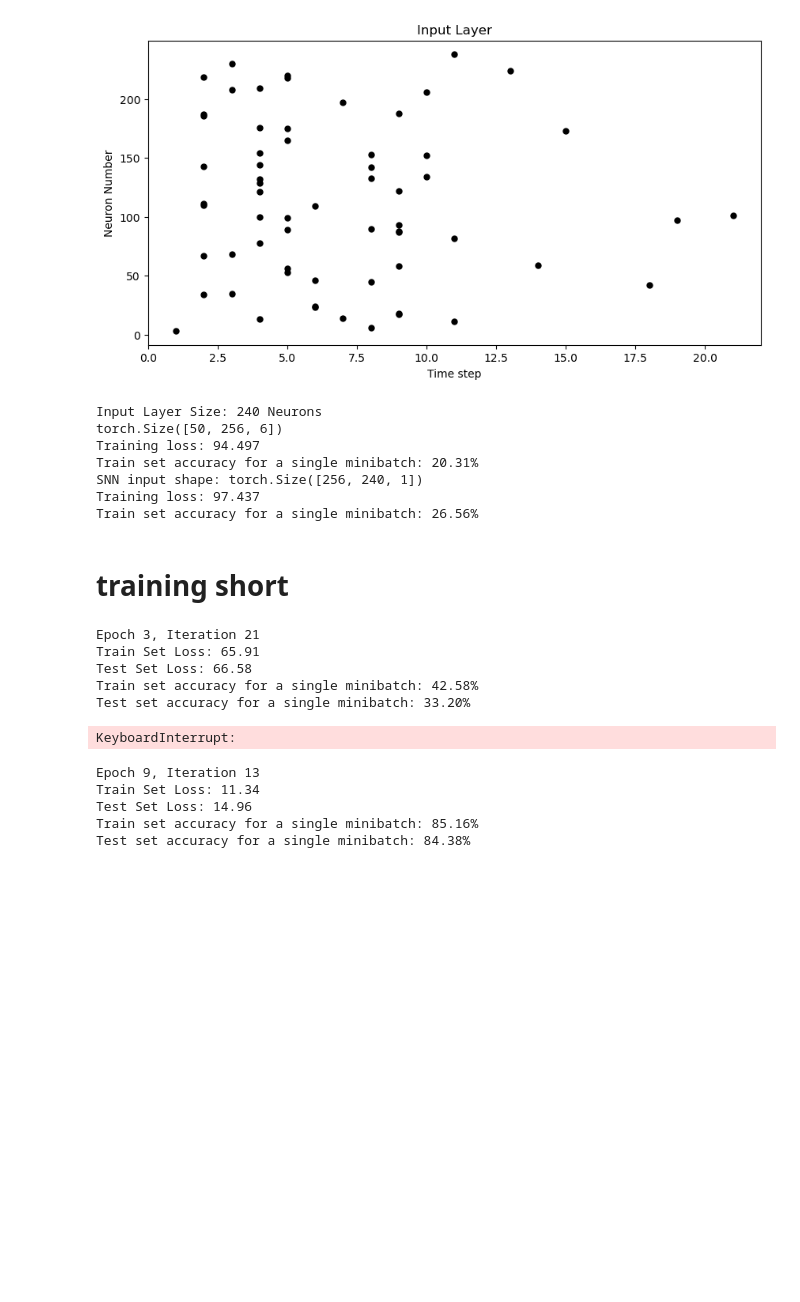
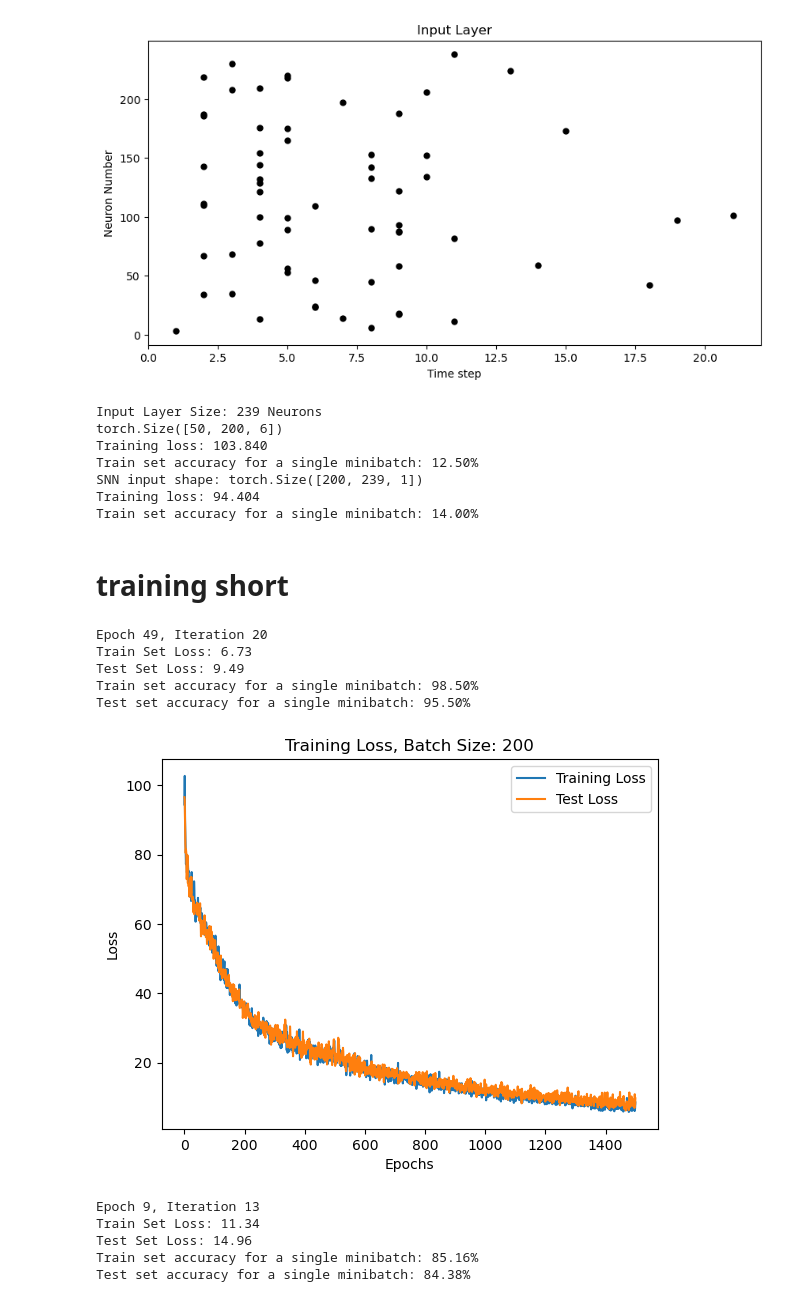
Before and after one commit to dennisripp/spiking_time_signature, a Jupyter notebook: snntorch.ipynb, the cells around one changed output. Cells and saved outputs as stored; diff of their text form; code cells hidden in the pictures; blank space fills up the shorter version.

```diff
--- a/snntorch.ipynb
+++ b/snntorch.ipynb
@@ -320,8 +278,8 @@ device = torch.device("cuda") if torch.cuda.is_available() else torch.device("cp
 
 spike_grad = surrogate.fast_sigmoid(slope=25)
 # Network Architecture
-num_features = 1  # onset_strength and BPM # pnly onset_strength # surrogate + onset
-num_inputs = num_features * fixed_timesteps
+onset_padding = 20
+num_inputs = num_features * fixed_timesteps - onset_padding
 print(f"Input Layer Size: {num_inputs} Neurons")
 num_hidden = 1000
 num_outputs = 6
@@ -441,18 +399,18 @@ print(f"Training loss: {loss_val.item():.3f}")
 
 print_batch_accuracy(data, targets, train=True)
 # %% [output]
-Input Layer Size: 240 Neurons
-torch.Size([50, 256, 6])
-Training loss: 94.497
-Train set accuracy for a single minibatch: 20.31%
-SNN input shape: torch.Size([256, 240, 1])
-Training loss: 97.437
-Train set accuracy for a single minibatch: 26.56%
+Input Layer Size: 239 Neurons
+torch.Size([50, 200, 6])
+Training loss: 103.840
+Train set accuracy for a single minibatch: 12.50%
+SNN input shape: torch.Size([200, 239, 1])
+Training loss: 94.404
+Train set accuracy for a single minibatch: 14.00%
 # %% [markdown]
 # training short
 # %%
 # train the network for 10 epochs then plot the loss
-num_epochs = 10
+num_epochs = 50
 loss_hist = []
 test_loss_hist = []
 counter = 0
@@ -497,39 +455,39 @@ for epoch in range(num_epochs):
         # Test set
         with torch.no_grad():
             net.eval()
             test_data, test_targets = next(iter(test_loader))
             test_data = test_data.to(device)
             test_targets = test_targets.to(device)
 
             # Test set forward pass
             test_spk, test_mem = net(test_data.view(batch_size, -1))
 
             # Test set loss
             test_loss = torch.zeros((1), dtype=dtype, device=device)
             for step in range(num_steps):
                 test_loss += loss(test_mem[step], test_targets)
             test_loss_hist.append(test_loss.item())
 
             # Print train/test loss/accuracy
             if counter % 10 == 0:
                 train_printer()
             counter += 1
             iter_counter +=1
 
 plt.title(f"Training Loss, Batch Size: {batch_size}")
 plt.plot(loss_hist, label="Training Loss")
 plt.plot(test_loss_hist, label="Test Loss")
 plt.xlabel('Epochs')
 plt.ylabel('Loss')
 plt.legend()
 plt.show()
 # %% [output]
-Epoch 3, Iteration 21
-Train Set Loss: 65.91
-Test Set Loss: 66.58
-Train set accuracy for a single minibatch: 42.58%
-Test set accuracy for a single minibatch: 33.20%
+Epoch 49, Iteration 20
+Train Set Loss: 6.73
+Test Set Loss: 9.49
+Train set accuracy for a single minibatch: 98.50%
+Test set accuracy for a single minibatch: 95.50%
-KeyboardInterrupt:
+[figure, added]
 # %%
 # adjust batchsize if needed
 batch_size = 200
```
Also changed, not shown: parts of 9 cells of this notebook, 2 other files.
